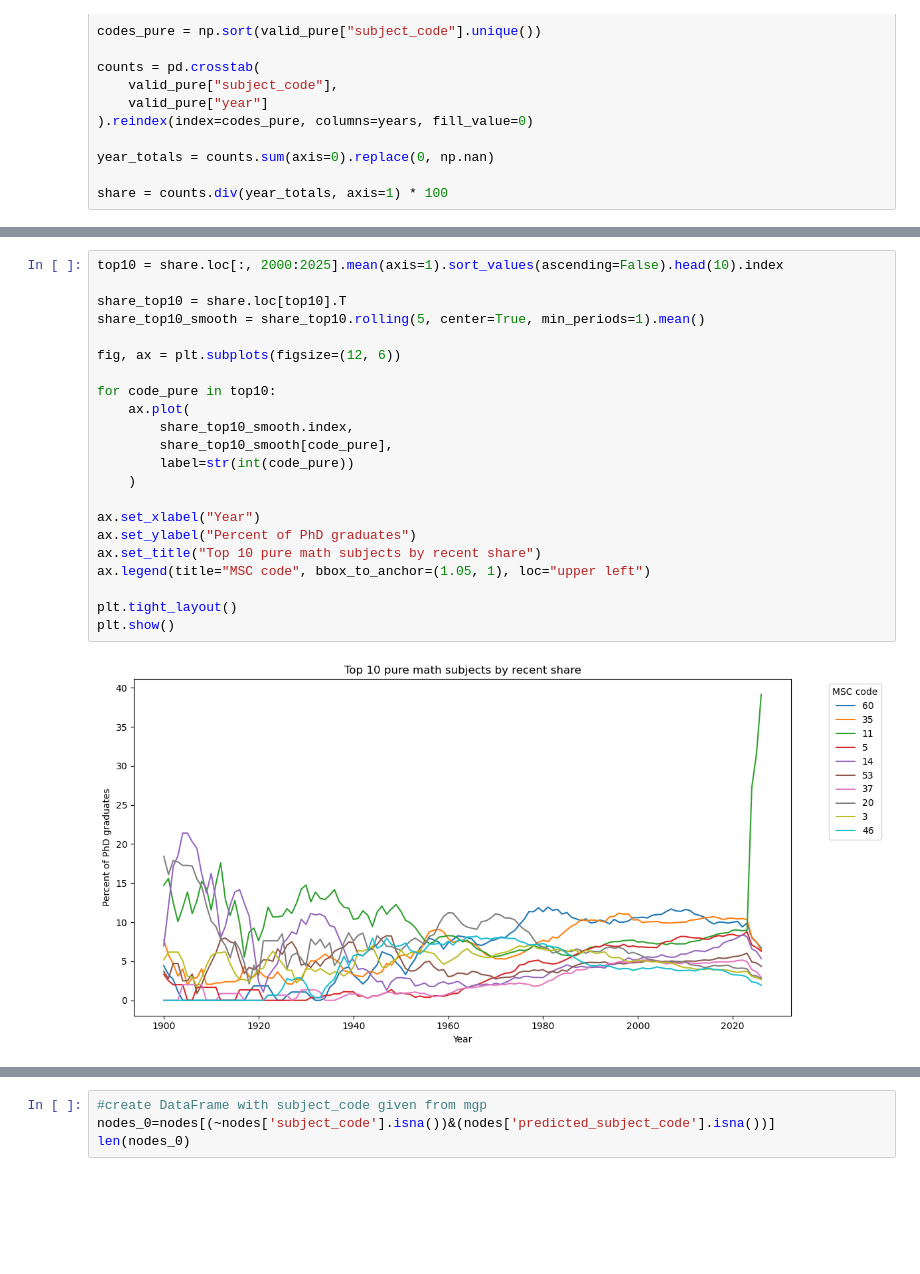
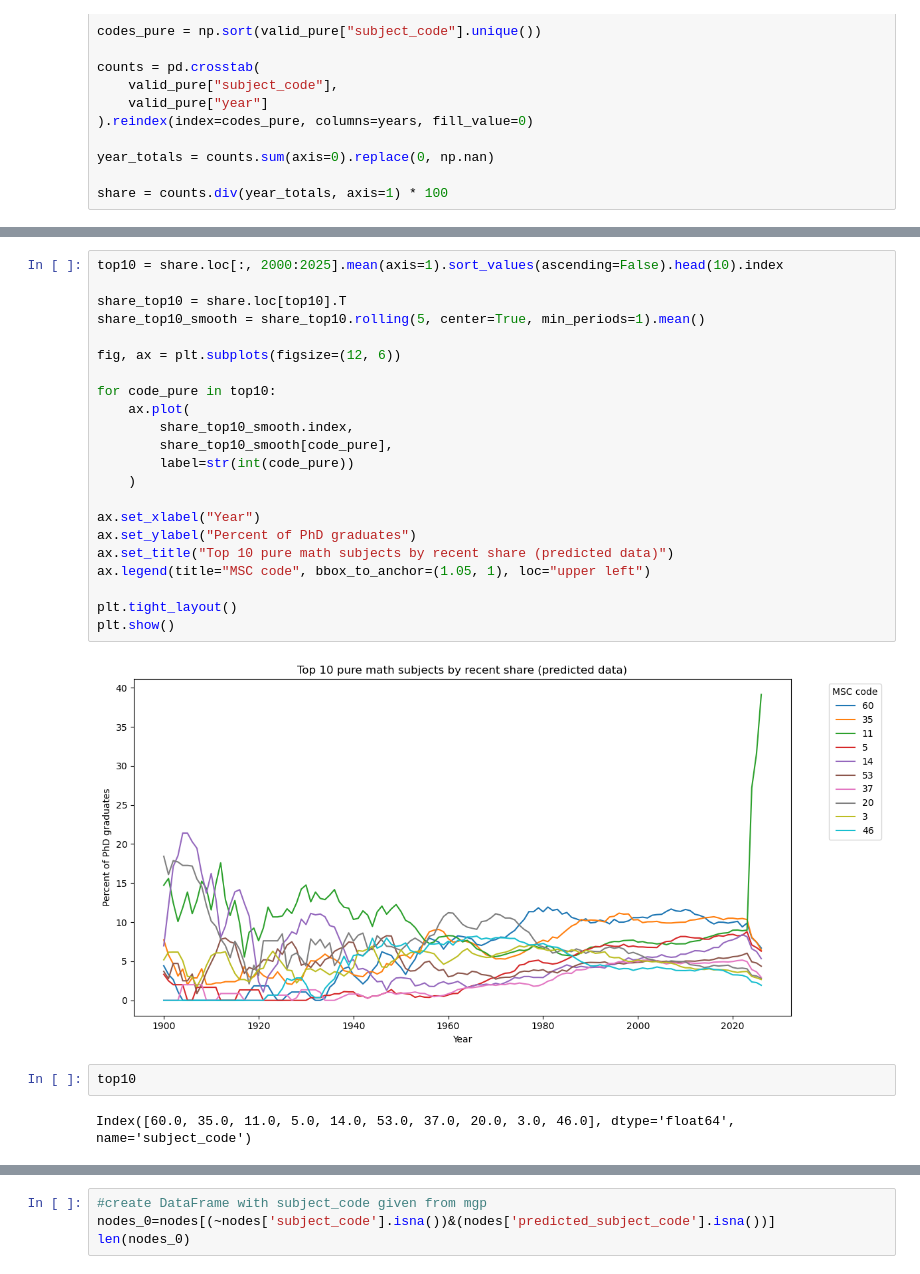
Before and after one commit to Erdos-Projects/summer26-math-genealogy, a Jupyter notebook: notebooks/subject_analysis-Yilong/subject_EDA.ipynb, the cells around one changed output, grey strips where cells are left out. Drawn from its saved outputs; the diff is of its cells as text; blank space fills up the shorter version.

```diff
--- a/notebooks/subject_analysis-Yilong/subject_EDA.ipynb
+++ b/notebooks/subject_analysis-Yilong/subject_EDA.ipynb
@@ -201,24 +103,28 @@ plt.show()
 # %%
 top10 = share.loc[:, 2000:2025].mean(axis=1).sort_values(ascending=False).head(10).index
 
 share_top10 = share.loc[top10].T
 share_top10_smooth = share_top10.rolling(5, center=True, min_periods=1).mean()
 
 fig, ax = plt.subplots(figsize=(12, 6))
 
 for code_pure in top10:
     ax.plot(
         share_top10_smooth.index,
         share_top10_smooth[code_pure],
         label=str(int(code_pure))
     )
 
 ax.set_xlabel("Year")
 ax.set_ylabel("Percent of PhD graduates")
-ax.set_title("Top 10 pure math subjects by recent share")
+ax.set_title("Top 10 pure math subjects by recent share (predicted data)")
 ax.legend(title="MSC code", bbox_to_anchor=(1.05, 1), loc="upper left")
 
 plt.tight_layout()
 plt.show()
 # %% [output]
-[figure, old version]
+[figure, new version]
+# %%
+top10
+# %% [output]
+Index([60.0, 35.0, 11.0, 5.0, 14.0, 53.0, 37.0, 20.0, 3.0, 46.0], dtype='float64', name='subject_code')
```
Also changed, not shown: parts of 31 cells of this notebook.
